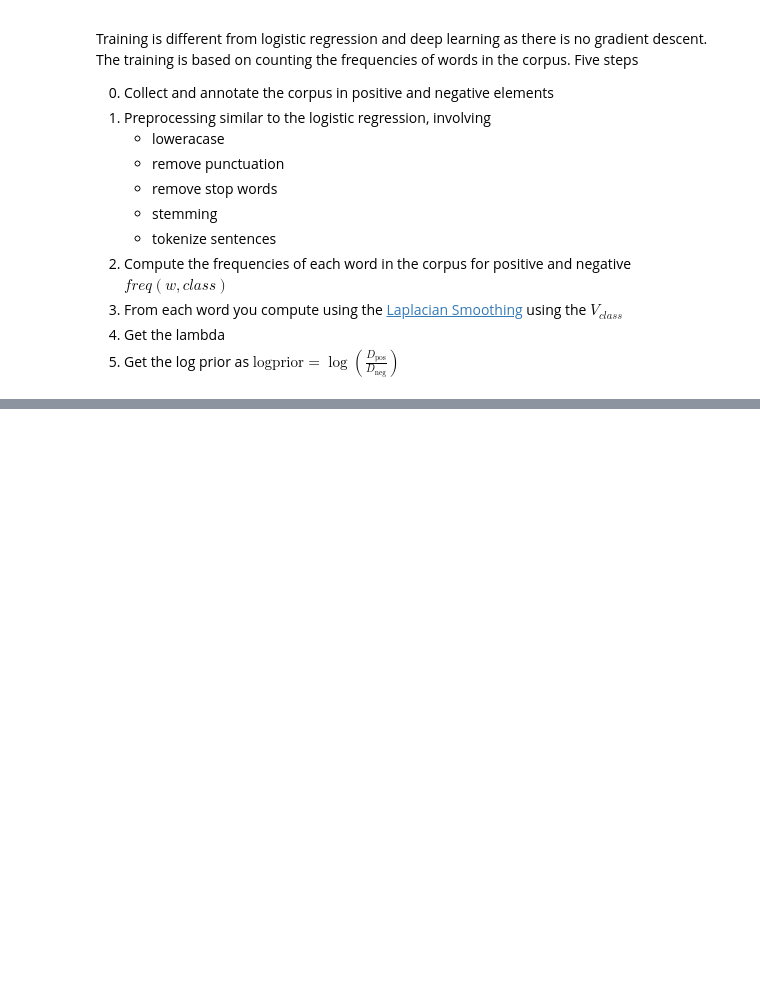
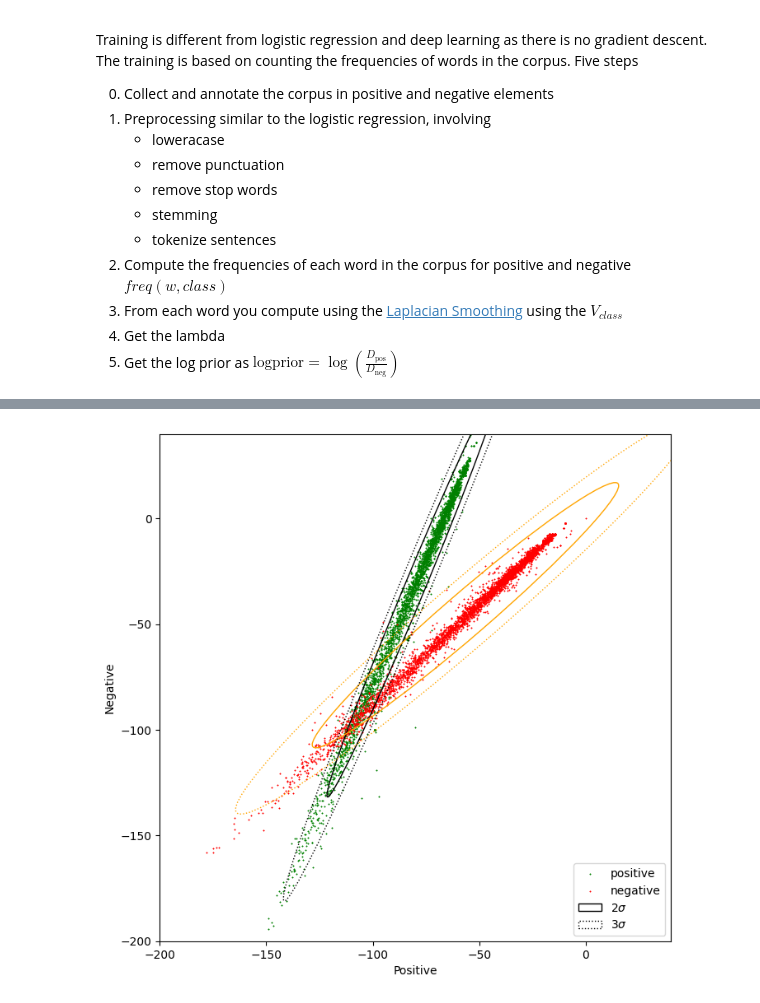
Before and after one commit to Lenakeiz/ntlk_sentiment_analysis, a Jupyter notebook: Naive_Bayes.ipynb, the cells around one changed output, grey strips where cells are left out. Saved outputs shown, nothing was run; the diff lists cells and outputs as text; code cells hidden in the pictures; blank space fills up the shorter version.

```diff
--- a/Naive_Bayes.ipynb
+++ b/Naive_Bayes.ipynb
@@ -223,0 +338,42 @@ Five steps
+# %%
+data2 = data.copy() # Copy the whole data frame
+
+# Use loc[] accessor for safe assignment
+data2.loc[data2.sentiment == 1, 'negative'] = data2.loc[data2.sentiment == 1, 'negative'] * 1.5 + 50
+data2.loc[data2.sentiment == 1, 'positive'] = data2.loc[data2.sentiment == 1, 'positive'] / 1.5 - 50
+# %%
+# Plot the samples using columns 1 and 2 of the matrix
+fig, ax = plt.subplots(figsize = (8, 8))
+
+colors = ['red', 'green'] # Define a color palete
+sentiments = ['negative', 'positive']
+index = data2.index
+
+# Color base on sentiment
+for sentiment in data2.sentiment.unique():
+    ix = index[data2.sentiment == sentiment]
+    ax.scatter(data2.iloc[ix].positive, data2.iloc[ix].negative, c=colors[int(sentiment)], s=0.1, marker='*', label=sentiments[int(sentiment)])
+
+#ax.scatter(data2.positive, data2.negative, c=[colors[int(k)] for k in data2.sentiment], s = 0.1, marker='*')  # Plot a dot for tweet
+# Custom limits for this chart
+plt.xlim(-200,40)
+plt.ylim(-200,40)
+
+plt.xlabel("Positive") # x-axis label
+plt.ylabel("Negative") # y-axis label
+
+data_pos = data2[data2.sentiment == 1] # Filter only the positive samples
+data_neg = data[data2.sentiment == 0] # Filter only the negative samples
+
+# Print confidence ellipses of 2 std
+confidence_ellipse(data_pos.positive, data_pos.negative, ax, n_std=2, edgecolor='black', label=r'$2\sigma$' )
+confidence_ellipse(data_neg.positive, data_neg.negative, ax, n_std=2, edgecolor='orange')
+
+# Print confidence ellipses of 3 std
+confidence_ellipse(data_pos.positive, data_pos.negative, ax, n_std=3, edgecolor='black', linestyle=':', label=r'$3\sigma$')
+confidence_ellipse(data_neg.positive, data_neg.negative, ax, n_std=3, edgecolor='orange', linestyle=':')
+ax.legend(loc='lower right')
+
+plt.show()
+# %% [output]
+[figure, added]
```
Also changed, not shown: parts of 11 cells of this notebook, 2 other files.
